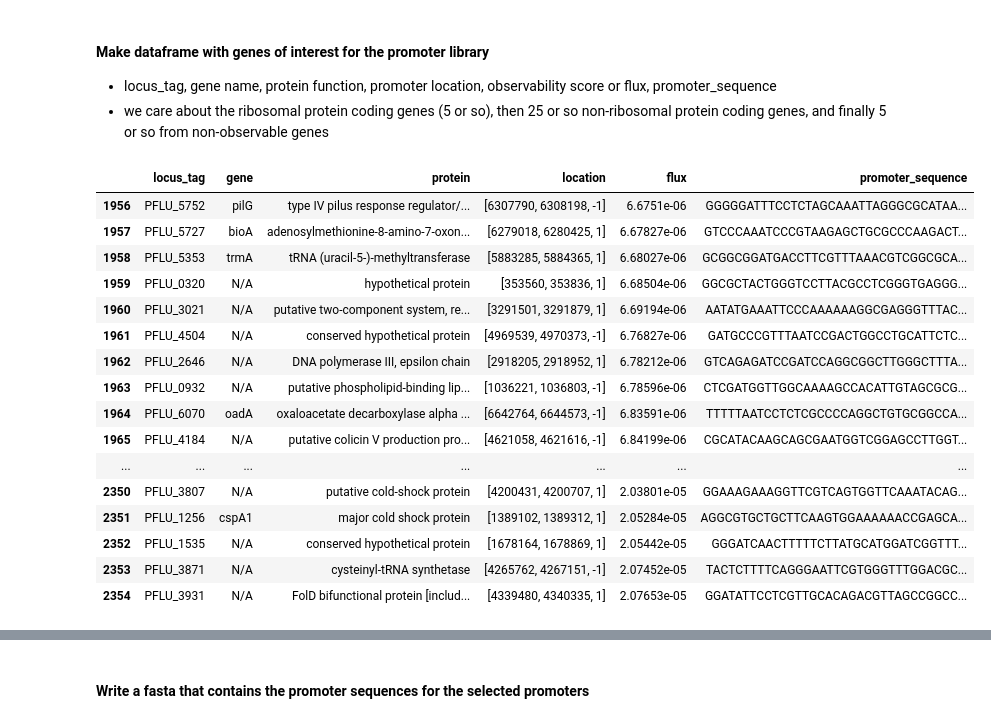
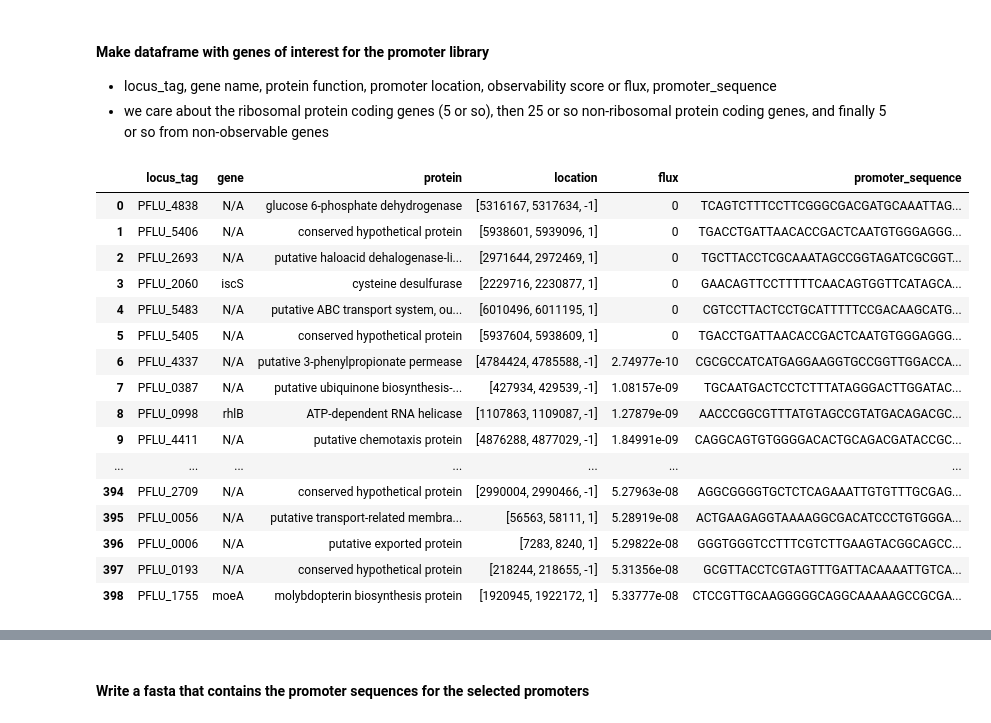
Before and after one commit to AqibHasnain/optimal_sensors, a Jupyter notebook: postprocessing.ipynb, the cells around one changed output, grey strips where cells are left out. Drawn from its saved outputs; the diff is of its cells as text; code cells hidden in the pictures.

```diff
--- a/postprocessing.ipynb
+++ b/postprocessing.ipynb
@@ -403,25 +403,25 @@ plt.ylabel(r'length in bp of $\mathcal{P}_i$');
 # %%
 # make a dataframe object which has the gene metadata
 metadf = pd.DataFrame([sorted_locus_tags,sorted_genes,sorted_proteins,sorted_locations,\
         list(sorted_mean_flux),promoters]).T
 metadf.columns = ['locus_tag','gene','protein','location','flux','promoter_sequence']
-metadf.tail(1000)
+metadf.head(1000)
 # %% [output]
 |  | locus_tag | gene | protein | location | flux | promoter_sequence |
-| 1956 | PFLU_5752 | pilG | type IV pilus response regulator/... | [6307790, 6308198, -1] | 6.6751e-06 | GGGGGATTTCCTCTAGCAAATTAGGGCGCATAA... |
-| 1957 | PFLU_5727 | bioA | adenosylmethionine-8-amino-7-oxon... | [6279018, 6280425, 1] | 6.67827e-06 | GTCCCAAATCCCGTAAGAGCTGCGCCCAAGACT... |
-| 1958 | PFLU_5353 | trmA | tRNA (uracil-5-)-methyltransferase | [5883285, 5884365, 1] | 6.68027e-06 | GCGGCGGATGACCTTCGTTTAAACGTCGGCGCA... |
-| 1959 | PFLU_0320 | N/A | hypothetical protein | [353560, 353836, 1] | 6.68504e-06 | GGCGCTACTGGGTCCTTACGCCTCGGGTGAGGG... |
-| 1960 | PFLU_3021 | N/A | putative two-component system, re... | [3291501, 3291879, 1] | 6.69194e-06 | AATATGAAATTCCCAAAAAAGGCGAGGGTTTAC... |
-| 1961 | PFLU_4504 | N/A | conserved hypothetical protein | [4969539, 4970373, -1] | 6.76827e-06 | GATGCCCGTTTAATCCGACTGGCCTGCATTCTC... |
-| 1962 | PFLU_2646 | N/A | DNA polymerase III, epsilon chain | [2918205, 2918952, 1] | 6.78212e-06 | GTCAGAGATCCGATCCAGGCGGCTTGGGCTTTA... |
-| 1963 | PFLU_0932 | N/A | putative phospholipid-binding lip... | [1036221, 1036803, -1] | 6.78596e-06 | CTCGATGGTTGGCAAAAGCCACATTGTAGCGCG... |
-| 1964 | PFLU_6070 | oadA | oxaloacetate decarboxylase alpha ... | [6642764, 6644573, -1] | 6.83591e-06 | TTTTTAATCCTCTCGCCCCAGGCTGTGCGGCCA... |
-| 1965 | PFLU_4184 | N/A | putative colicin V production pro... | [4621058, 4621616, -1] | 6.84199e-06 | CGCATACAAGCAGCGAATGGTCGGAGCCTTGGT... |
+| 0 | PFLU_4838 | N/A | glucose 6-phosphate dehydrogenase | [5316167, 5317634, -1] | 0 | TCAGTCTTTCCTTCGGGCGACGATGCAAATTAG... |
+| 1 | PFLU_5406 | N/A | conserved hypothetical protein | [5938601, 5939096, 1] | 0 | TGACCTGATTAACACCGACTCAATGTGGGAGGG... |
+| 2 | PFLU_2693 | N/A | putative haloacid dehalogenase-li... | [2971644, 2972469, 1] | 0 | TGCTTACCTCGCAAATAGCCGGTAGATCGCGGT... |
+| 3 | PFLU_2060 | iscS | cysteine desulfurase | [2229716, 2230877, 1] | 0 | GAACAGTTCCTTTTTCAACAGTGGTTCATAGCA... |
+| 4 | PFLU_5483 | N/A | putative ABC transport system, ou... | [6010496, 6011195, 1] | 0 | CGTCCTTACTCCTGCATTTTTCCGACAAGCATG... |
+| 5 | PFLU_5405 | N/A | conserved hypothetical protein | [5937604, 5938609, 1] | 0 | TGACCTGATTAACACCGACTCAATGTGGGAGGG... |
+| 6 | PFLU_4337 | N/A | putative 3-phenylpropionate permease | [4784424, 4785588, -1] | 2.74977e-10 | CGCGCCATCATGAGGAAGGTGCCGGTTGGACCA... |
+| 7 | PFLU_0387 | N/A | putative ubiquinone biosynthesis-... | [427934, 429539, -1] | 1.08157e-09 | TGCAATGACTCCTCTTTATAGGGACTTGGATAC... |
+| 8 | PFLU_0998 | rhlB | ATP-dependent RNA helicase | [1107863, 1109087, -1] | 1.27879e-09 | AACCCGGCGTTTATGTAGCCGTATGACAGACGC... |
+| 9 | PFLU_4411 | N/A | putative chemotaxis protein | [4876288, 4877029, -1] | 1.84991e-09 | CAGGCAGTGTGGGGACACTGCAGACGATACCGC... |
 | ... | ... | ... | ... | ... | ... | ... |
-| 2350 | PFLU_3807 | N/A | putative cold-shock protein | [4200431, 4200707, 1] | 2.03801e-05 | GGAAAGAAAGGTTCGTCAGTGGTTCAAATACAG... |
-| 2351 | PFLU_1256 | cspA1 | major cold shock protein | [1389102, 1389312, 1] | 2.05284e-05 | AGGCGTGCTGCTTCAAGTGGAAAAAACCGAGCA... |
-| 2352 | PFLU_1535 | N/A | conserved hypothetical protein | [1678164, 1678869, 1] | 2.05442e-05 | GGGATCAACTTTTTCTTATGCATGGATCGGTTT... |
-| 2353 | PFLU_3871 | N/A | cysteinyl-tRNA synthetase | [4265762, 4267151, -1] | 2.07452e-05 | TACTCTTTTCAGGGAATTCGTGGGTTTGGACGC... |
-| 2354 | PFLU_3931 | N/A | FolD bifunctional protein [includ... | [4339480, 4340335, 1] | 2.07653e-05 | GGATATTCCTCGTTGCACAGACGTTAGCCGGCC... |
+| 394 | PFLU_2709 | N/A | conserved hypothetical protein | [2990004, 2990466, -1] | 5.27963e-08 | AGGCGGGGTGCTCTCAGAAATTGTGTTTGCGAG... |
+| 395 | PFLU_0056 | N/A | putative transport-related membra... | [56563, 58111, 1] | 5.28919e-08 | ACTGAAGAGGTAAAAGGCGACATCCCTGTGGGA... |
+| 396 | PFLU_0006 | N/A | putative exported protein | [7283, 8240, 1] | 5.29822e-08 | GGGTGGGTCCTTTCGTCTTGAAGTACGGCAGCC... |
+| 397 | PFLU_0193 | N/A | conserved hypothetical protein | [218244, 218655, -1] | 5.31356e-08 | GCGTTACCTCGTAGTTTGATTACAAAATTGTCA... |
+| 398 | PFLU_1755 | moeA | molybdopterin biosynthesis protein | [1920945, 1922172, 1] | 5.33777e-08 | CTCCGTTGCAAGGGGGCAGGCAAAAAGCCGCGA... |
 # %%
```
Also changed, not shown: parts of 2 cells of this notebook, 3 other files.
